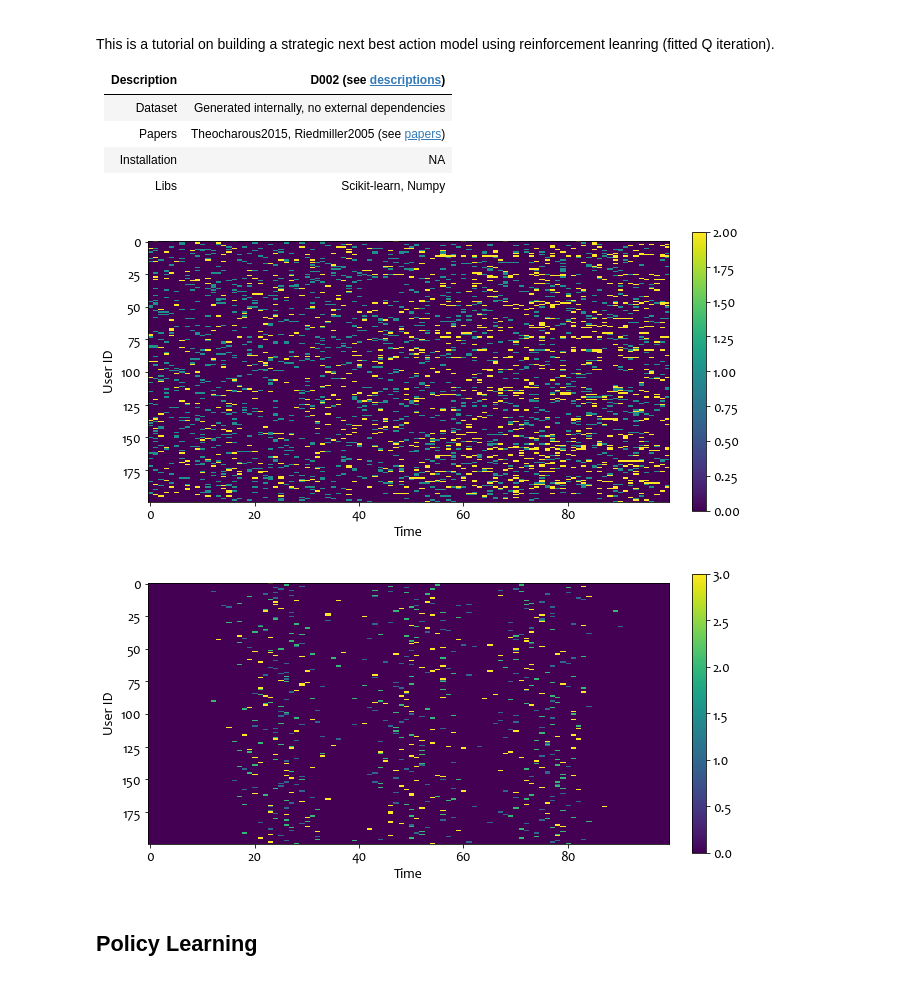
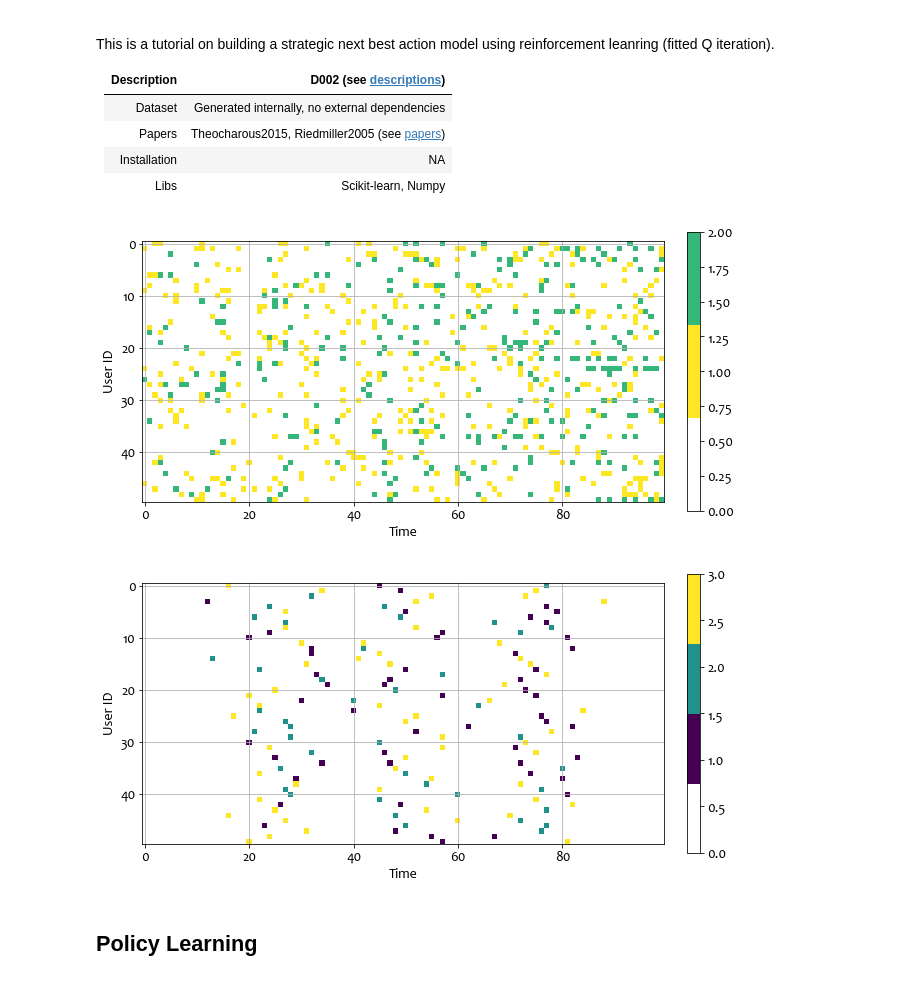
Before and after one commit to ikatsov/tensor-house, a Jupyter notebook: promotions/next-best-action-rl.ipynb, the cells around one changed output. Saved outputs shown, nothing was run; the diff lists cells and outputs as text; code cells hidden in the pictures.

```diff
--- a/promotions/next-best-action-rl.ipynb
+++ b/promotions/next-best-action-rl.ipynb
@@ -11,14 +11,15 @@ This is a tutorial on building a strategic next best action model using reinforc
 | Libs | Scikit-learn, Numpy |
 # %%
 import numpy as np
+import matplotlib
 import matplotlib.pyplot as plt
 from matplotlib.patches import Rectangle
 from sklearn.ensemble import RandomForestRegressor
 from sklearn.manifold import TSNE
 
 # Setting the parameters needed to export figures as PDFs
-# plt.rcParams.update({'font.size': 14, 'pdf.fonttype': 'truetype',
-#                     'font.family':'Candara', 'font.serif':['Candara']})
+plt.rcParams.update({'font.size': 14, 'pdf.fonttype': 'truetype',
+                    'font.family':'Candara', 'font.serif':['Candara']})
 # %%
 #
 # Environment parameters
@@ -95,39 +96,48 @@ def generate_profiles(n, k, m):
     for u in range(0, n):
         D[u, 0] = np.random.binomial(1, 0.5)
 
         # determine m time points to issue offers for customer u
         offer_times_u = np.rint(t_offer_jit * np.random.randn(len(t_offers)) + t_offers)
 
         for t in range(0, k):                                   # simulate a trajectory for customer u
             if t in offer_times_u:
                 F[u, t] = multinomial_int(p_offers) + 1         # issue an offer at time t according
                                                                 # to the behavioral policy
 
             event = multinomial_int(get_event_pr(D[u], F[u]))   # simulate an event at time t
             P[u, t] = event
 
     return P, F, D
 
 def visualize_profiles(m):
+
+    max_val = np.max(m)
+    colors = []
+    if max_val == 2:
+        colors = ['white', '#fde725', '#35b779']
+    if max_val == 3:
+        colors = ['white', '#440154', '#21918c', '#fde725']
+    cmap = matplotlib.colors.ListedColormap(colors)
+
     fig, ax = plt.subplots(figsize=(10, 20))
-    chart = ax.imshow(m, cmap='viridis', interpolation='none')
+    chart = ax.imshow(m, cmap=cmap, interpolation='none')
     ax.set_aspect(0.5 * m.shape[1] / m.shape[0])
-    ax.grid(False)
+    ax.grid(True)
     ax.set_xlabel('Time')
     ax.set_ylabel('User ID')
     plt.colorbar(chart, fraction=0.025, pad=0.04, ax=ax)
     plt.show()
 
 # training set
 P, F, D = generate_profiles(n, k, m)
 # test set
 Pt, Ft, Dt = generate_profiles(n, k, m)
 
-visualize_profiles(P)
-visualize_profiles(F)
+visualize_profiles(P[:50])
+visualize_profiles(F[:50])
 # %% [output]
-[figure, old version]
+[figure, new version]
-[figure, old version]
+[figure, new version]
 # %%
 #
 # Cut trajectories into transitions
```
Also changed, not shown: 4 other files.
